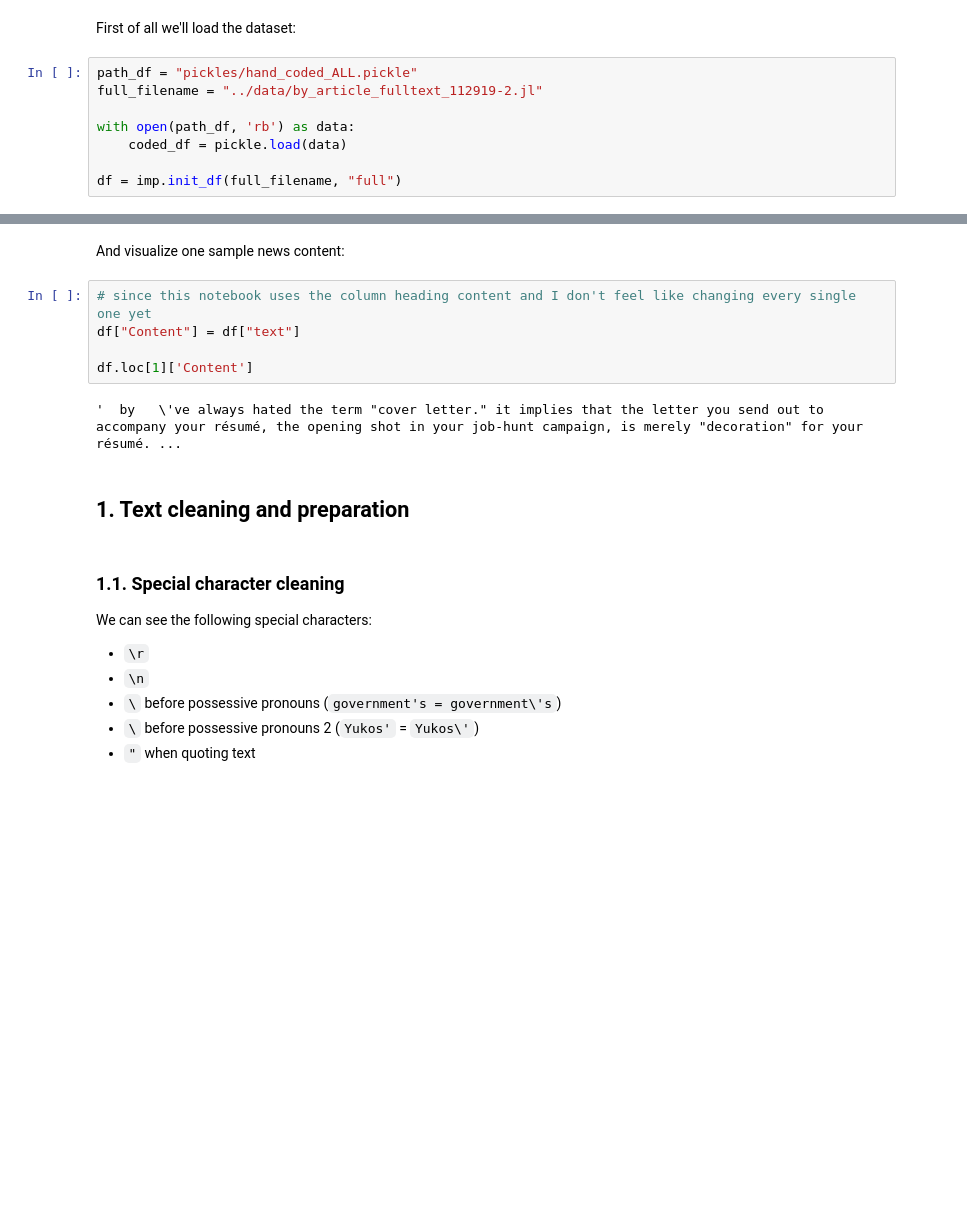
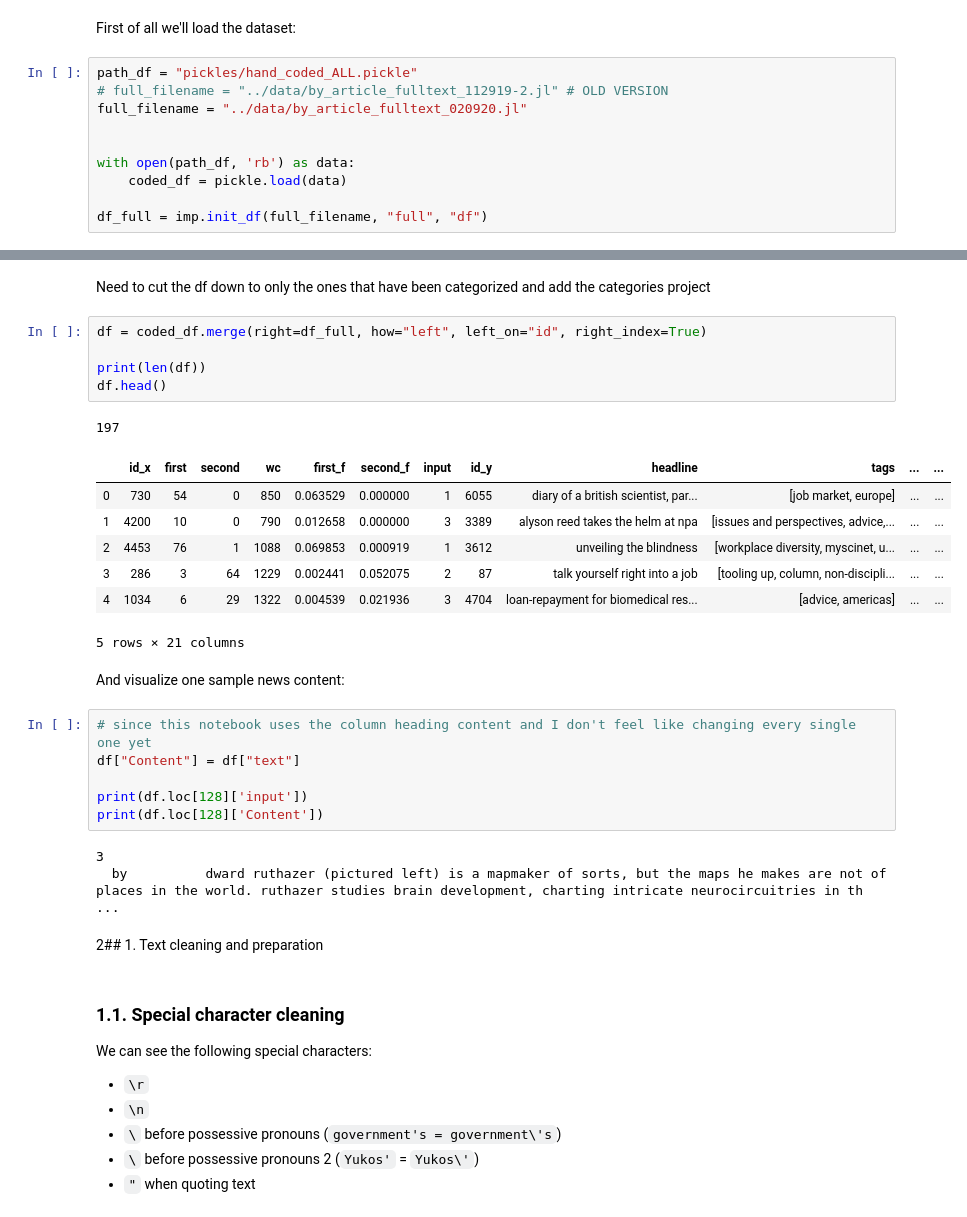
Before and after one commit to crboothb/sciencemag-careers-analysis, a Jupyter notebook: scripts/01-feature-engineering.ipynb, the cells around one changed output, grey strips where cells are left out. Cells and saved outputs as stored; diff of their text form; blank space fills up the shorter version.

```diff
--- a/scripts/01-feature-engineering.ipynb
+++ b/scripts/01-feature-engineering.ipynb
@@ -25,10 +25,12 @@ import classifier_help as cls
 First of all we'll load the dataset:
 # %%
 path_df = "pickles/hand_coded_ALL.pickle"
-full_filename = "../data/by_article_fulltext_112919-2.jl"
+# full_filename = "../data/by_article_fulltext_112919-2.jl" # OLD VERSION
+full_filename = "../data/by_article_fulltext_020920.jl"
+
 
 with open(path_df, 'rb') as data:
     coded_df = pickle.load(data)
 
-df = imp.init_df(full_filename, "full")
+df_full = imp.init_df(full_filename, "full", "df")
 # %%
@@ -43,14 +45,32 @@ df.head()
+# %% [markdown]
+Need to cut the df down to only the ones that have been categorized and add the categories project
+# %%
+df = coded_df.merge(right=df_full, how="left", left_on="id", right_index=True)
+
+print(len(df))
+df.head()
+# %% [output]
+197
+|  | id_x | first | second | wc | first_f | second_f | input | id_y | headline | tags | ... | ... |
+| 0 | 730 | 54 | 0 | 850 | 0.063529 | 0.000000 | 1 | 6055 | diary of a british scientist, par... | [job market, europe] | ... | ... |
+| 1 | 4200 | 10 | 0 | 790 | 0.012658 | 0.000000 | 3 | 3389 | alyson reed takes the helm at npa | [issues and perspectives, advice,... | ... | ... |
+| 2 | 4453 | 76 | 1 | 1088 | 0.069853 | 0.000919 | 1 | 3612 | unveiling the blindness | [workplace diversity, myscinet, u... | ... | ... |
+| 3 | 286 | 3 | 64 | 1229 | 0.002441 | 0.052075 | 2 | 87 | talk yourself right into a job | [tooling up, column, non-discipli... | ... | ... |
+| 4 | 1034 | 6 | 29 | 1322 | 0.004539 | 0.021936 | 3 | 4704 | loan-repayment for biomedical res... | [advice, americas] | ... | ... |
+5 rows × 21 columns
 # %% [markdown]
 And visualize one sample news content:
 # %%
 # since this notebook uses the column heading content and I don't feel like changing every single one yet
 df["Content"] = df["text"]
 
-df.loc[1]['Content']
+print(df.loc[128]['input'])
+print(df.loc[128]['Content'])
 # %% [output]
-'  by   \'ve always hated the term "cover letter." it implies that the letter you send out to accompany your résumé, the opening shot in your job-hunt campaign, is merely "decoration" for your résumé. ...
+3
+  by          dward ruthazer (pictured left) is a mapmaker of sorts, but the maps he makes are not of places in the world. ruthazer studies brain development, charting intricate neurocircuitries in th ...
 # %% [markdown]
-## 1. Text cleaning and preparation
+2## 1. Text cleaning and preparation
 # %% [markdown]
 ### 1.1. Special character cleaning
 
```
Also changed, not shown: parts of 35 cells of this notebook, 2 other files.
